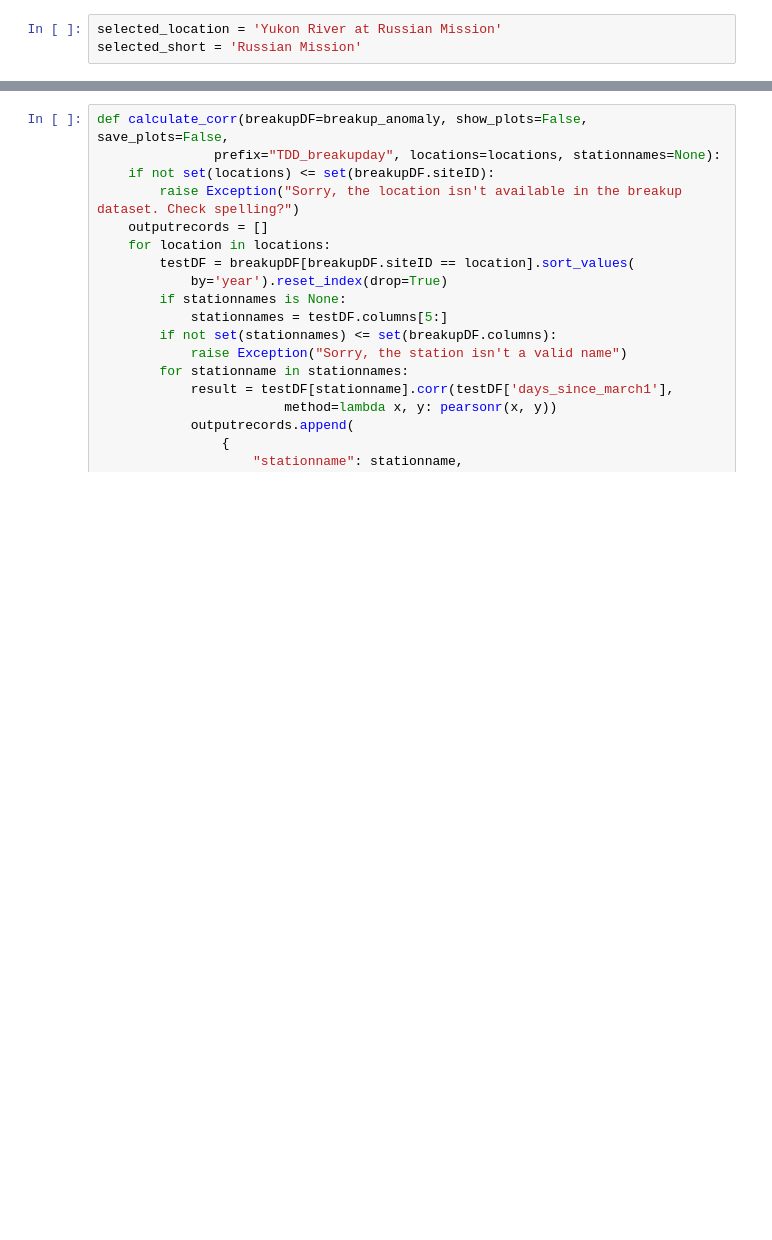
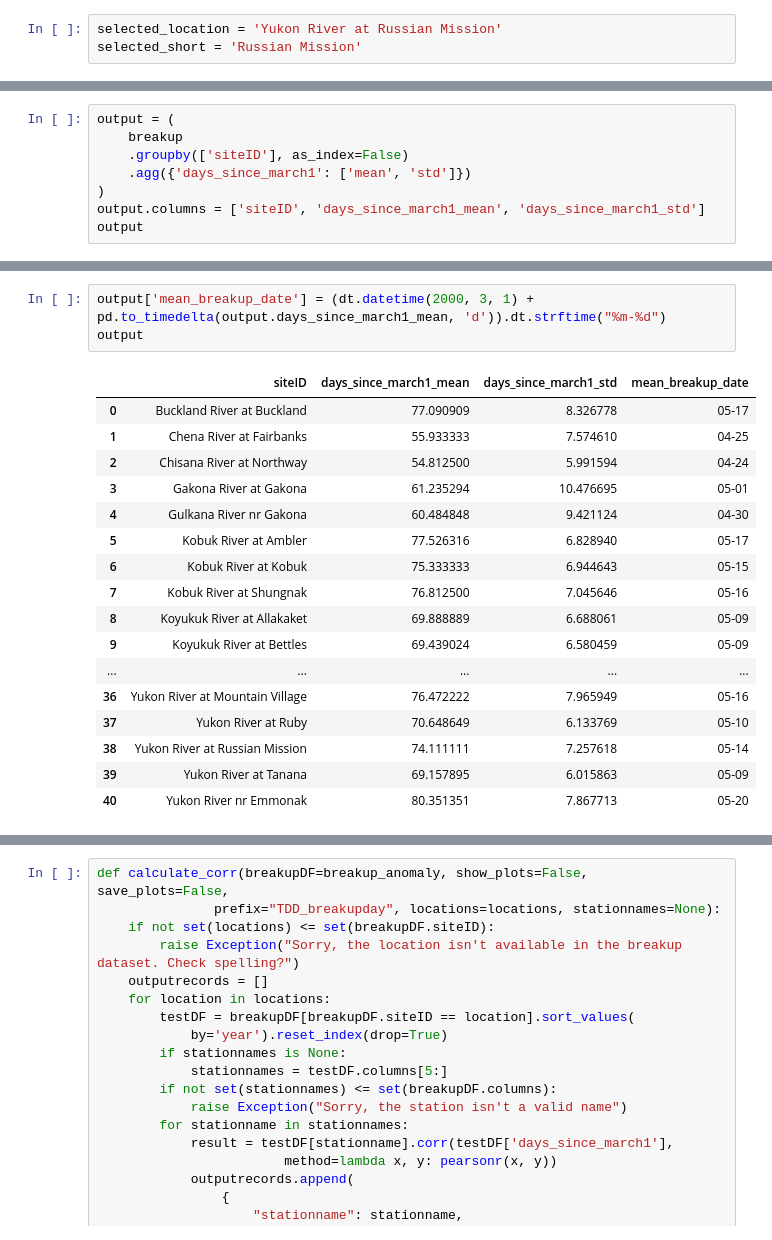
Before and after one commit to chryss/riverice, a Jupyter notebook: JupyterNotebooks/APRFC_breakupdata_stationselect.ipynb, the cells around one changed output, grey strips where cells are left out. Drawn from its saved outputs; the diff is of its cells as text; blank space fills up the shorter version.

```diff
--- a/JupyterNotebooks/APRFC_breakupdata_stationselect.ipynb
+++ b/JupyterNotebooks/APRFC_breakupdata_stationselect.ipynb
@@ -162,0 +152,8 @@ selected_short = 'Russian Mission'
+# %%
+output = (
+    breakup
+    .groupby(['siteID'], as_index=False)
+    .agg({'days_since_march1': ['mean', 'std']})
+)
+output.columns = ['siteID', 'days_since_march1_mean', 'days_since_march1_std']
+output
@@ -162,0 +178,21 @@ selected_short = 'Russian Mission'
+# %%
+output['mean_breakup_date'] = (dt.datetime(2000, 3, 1) + pd.to_timedelta(output.days_since_march1_mean, 'd')).dt.strftime("%m-%d")
+output
+# %% [output]
+|  | siteID | days_since_march1_mean | days_since_march1_std | mean_breakup_date |
+| 0 | Buckland River at Buckland | 77.090909 | 8.326778 | 05-17 |
+| 1 | Chena River at Fairbanks | 55.933333 | 7.574610 | 04-25 |
+| 2 | Chisana River at Northway | 54.812500 | 5.991594 | 04-24 |
+| 3 | Gakona River at Gakona | 61.235294 | 10.476695 | 05-01 |
+| 4 | Gulkana River nr Gakona | 60.484848 | 9.421124 | 04-30 |
+| 5 | Kobuk River at Ambler | 77.526316 | 6.828940 | 05-17 |
+| 6 | Kobuk River at Kobuk | 75.333333 | 6.944643 | 05-15 |
+| 7 | Kobuk River at Shungnak | 76.812500 | 7.045646 | 05-16 |
+| 8 | Koyukuk River at Allakaket | 69.888889 | 6.688061 | 05-09 |
+| 9 | Koyukuk River at Bettles | 69.439024 | 6.580459 | 05-09 |
+| ... | ... | ... | ... | ... |
+| 36 | Yukon River at Mountain Village | 76.472222 | 7.965949 | 05-16 |
+| 37 | Yukon River at Ruby | 70.648649 | 6.133769 | 05-10 |
+| 38 | Yukon River at Russian Mission | 74.111111 | 7.257618 | 05-14 |
+| 39 | Yukon River at Tanana | 69.157895 | 6.015863 | 05-09 |
+| 40 | Yukon River nr Emmonak | 80.351351 | 7.867713 | 05-20 |
```
Also changed, not shown: parts of 15 cells of this notebook, 4 other files.
